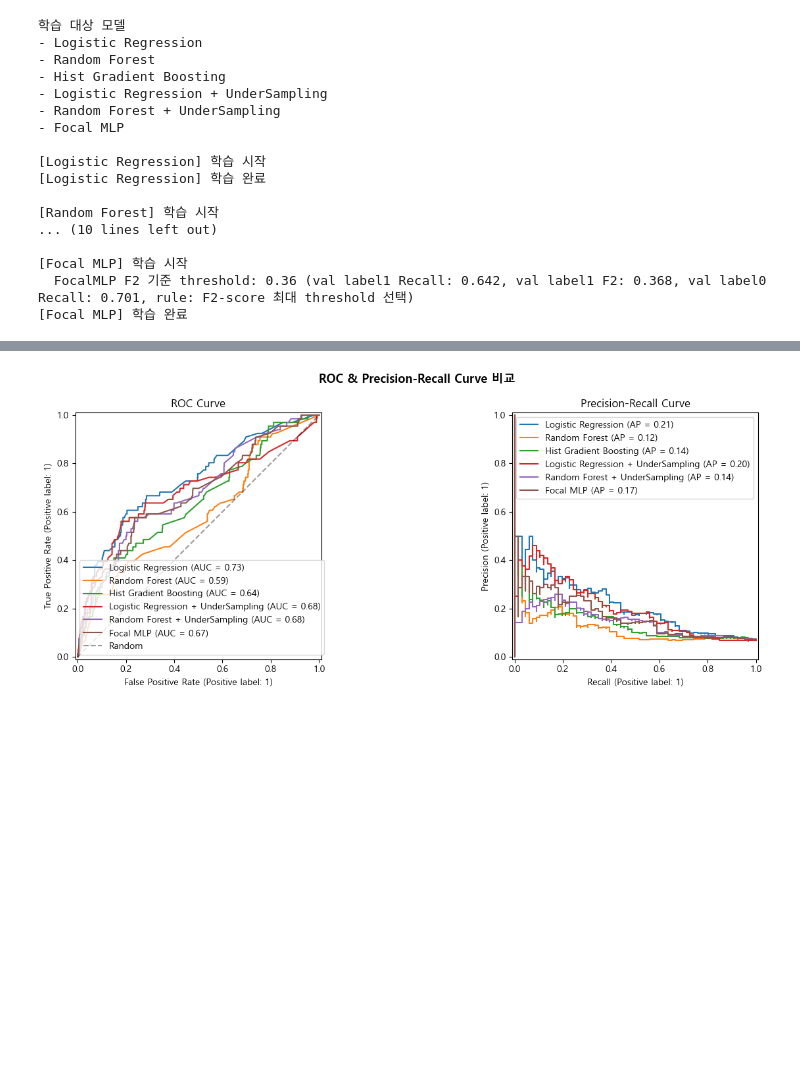
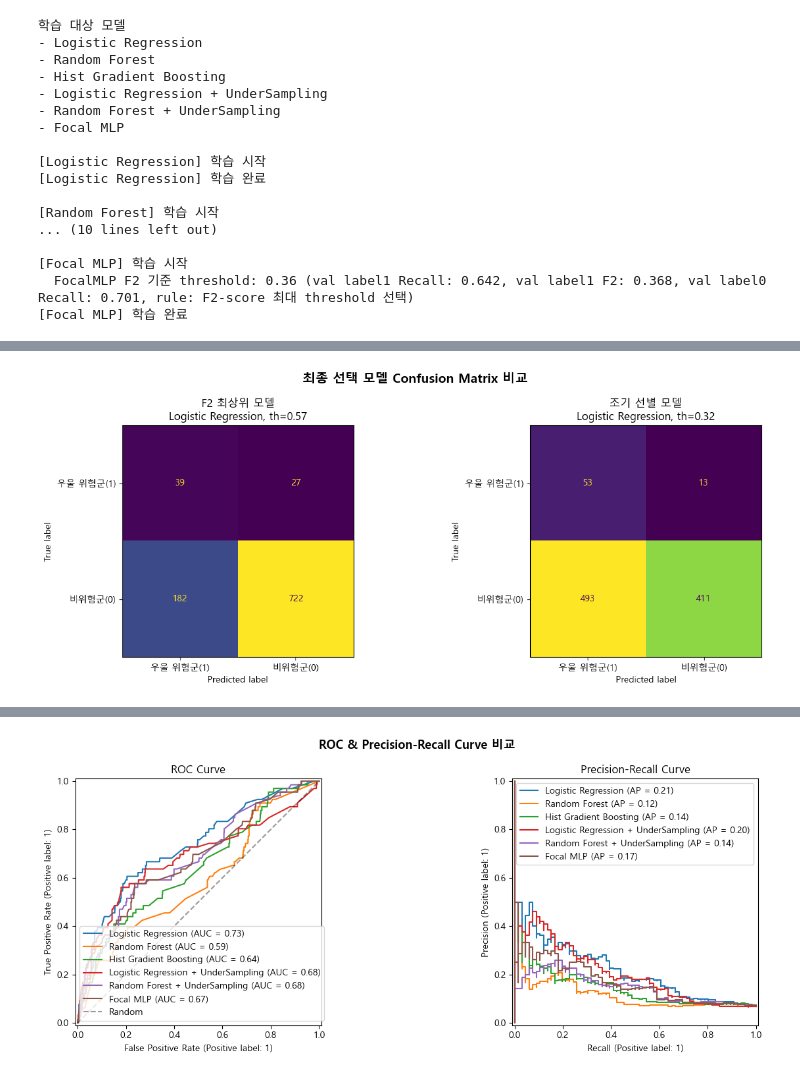
Before and after one commit to 2026-1st/Team-5, a Jupyter notebook: Team5_KNHANES2022_Project.ipynb, the cells around one changed output, grey strips where cells are left out. Cells and saved outputs as stored; diff of their text form; code cells hidden in the pictures; blank space fills up the shorter version.

```diff
--- a/Team5_KNHANES2022_Project.ipynb
+++ b/Team5_KNHANES2022_Project.ipynb
@@ -642,14 +497,14 @@ tinnitus_dist      356.0   3.72   2.60  0.0   3.0   10.0      0.37     -0.28
   ear_noise_min            : 비위험군 80.00 / 위험군 79.77  p=0.7518  비유의
   tinnitus_dist            : 비위험군 3.61 / 위험군 4.90  p=0.0238  ★ 유의
 # %%
-# ── 7.3 범주형 변수 분석 + 카이제곱 검정 ────────────────────────
-valid_cat = [c for c in CAT_COLS if c in df_model.columns]
+# ── 6.3 범주형 변수 분석 + 카이제곱 검정 ────────────────────────
+valid_cat = [c for c in CAT_COLS if c in df_eda.columns]
 n_cols = 3
 n_rows = -(-len(valid_cat) // n_cols)
 fig, axes = plt.subplots(n_rows, n_cols, figsize=(15, 4 * n_rows))
 axes = axes.flatten()
 for i, col in enumerate(valid_cat):
-    ct = pd.crosstab(df_model[col], df_model[TARGET], normalize="index") * 100
+    ct = pd.crosstab(df_eda[col], df_eda[TARGET], normalize="index") * 100
     ct.columns = ["비위험군", "위험군"]
     ct.plot(kind="bar", ax=axes[i], color=colors, rot=0, edgecolor="white")
     axes[i].set_title(col)
@@ -657,19 +512,19 @@ for i, col in enumerate(valid_cat):
     axes[i].legend(fontsize=8)
 for j in range(len(valid_cat), len(axes)):
     axes[j].set_visible(False)
-plt.suptitle("7.3 범주형 변수별 우울 위험군 비율(%)", fontsize=13, fontweight="bold")
+plt.suptitle("6.3 범주형 변수별 우울 위험군 비율(%)", fontsize=13, fontweight="bold")
 plt.tight_layout()
 plt.savefig("figures/03_categorical.png", dpi=150, bbox_inches="tight")
 plt.show()
 
 print("=== 카이제곱 검정 (범주형 vs 위험군) ===")
 for col in valid_cat:
-    ct = pd.crosstab(df_model[col], df_model[TARGET])
+    ct = pd.crosstab(df_eda[col], df_eda[TARGET])
     if ct.shape[1] < 2:
         continue
     chi2, p, _, _ = stats.chi2_contingency(ct)
     sig = "★ 유의" if p < 0.05 else "비유의"
-    print(f"  {col:<25}: χ²={chi2:>7.2f}  p={p:.4f}  {sig}")
+    print(f"  {col:<25}: χ²={chi2:>6.2f}  p={p:.4f}  {sig}")
 # %% [output]
 [figure]
 === 카이제곱 검정 (범주형 vs 위험군) ===
@@ -2126,0 +1947,67 @@ else:
+# %%
+# F2-score 최상위 모델과 Recall 0.80 이상 조기 선별 모델을 함께 확인한다.
+
+def predict_with_threshold(pipe, X_data, threshold):
+    scores = get_positive_score(pipe, X_data)
+    return (scores >= threshold).astype(int), scores
+
+
+def print_selected_model_report(title, row, pipe):
+    threshold = row["threshold"]
+    y_pred, _ = predict_with_threshold(pipe, X_test, threshold)
+
+    print(f"=== {title} ===")
+    print(f"Model: {row['model']}")
+    print(f"Threshold: {threshold}")
+    print(f"F2: {row['F2']:.4f}")
+    print(f"Recall: {row['Recall']:.4f}")
+    print(f"Precision: {row['Precision']:.4f}")
+    print(f"PR-AUC: {row['PR-AUC']:.4f}")
+    print("※ report에서 label 1이 우울 위험군입니다.")
+    print(classification_report(y_test, y_pred, zero_division=0))
+    print()
+
+    return y_pred
+
+
+y_pred_final_f2 = print_selected_model_report(
+    "최종 선택 1: F2-score 최상위 모델",
+    final_f2_best_row,
+    final_f2_pipe,
+)
+
+y_pred_early_screening = print_selected_model_report(
+    f"최종 선택 2: Recall {SCREENING_TARGET_RECALL:.2f} 이상 조기 선별 모델",
+    early_screening_best_row,
+    early_screening_pipe,
+)
+
+# 두 Confusion Matrix를 같은 figure 안에 나란히 출력한다.
+# 시각화용 Confusion Matrix는 양성 클래스(우울 위험군=1)를 왼쪽 위에 배치한다.
+# 행: 실제값, 열: 예측값 / 왼쪽 위 = TP(실제 우울 위험군을 우울 위험군으로 예측)
+fig, axes = plt.subplots(1, 2, figsize=(13, 5))
+
+cm_f2 = confusion_matrix(y_test, y_pred_final_f2, labels=[1, 0])
+disp_f2 = ConfusionMatrixDisplay(
+    confusion_matrix=cm_f2,
+    display_labels=["우울 위험군(1)", "비위험군(0)"],
+)
+disp_f2.plot(ax=axes[0], values_format="d", colorbar=False)
+axes[0].set_title(
+    f"F2 최상위 모델\n{final_f2_model_name}, th={final_f2_threshold}"
+)
+
+cm_screening = confusion_matrix(y_test, y_pred_early_screening, labels=[1, 0])
+disp_screening = ConfusionMatrixDisplay(
+    confusion_matrix=cm_screening,
+    display_labels=["우울 위험군(1)", "비위험군(0)"],
+)
+disp_screening.plot(ax=axes[1], values_format="d", colorbar=False)
+axes[1].set_title(
+    f"조기 선별 모델\n{early_screening_model_name}, th={early_screening_threshold}"
+)
+
+plt.suptitle("최종 선택 모델 Confusion Matrix 비교", fontsize=14, fontweight="bold")
+plt.tight_layout()
+plt.show()
+# %% [output]
@@ -2126,0 +2031 @@ else:
+[figure, added]
```
Also changed, not shown: parts of 60 cells of this notebook, 6 other files.
